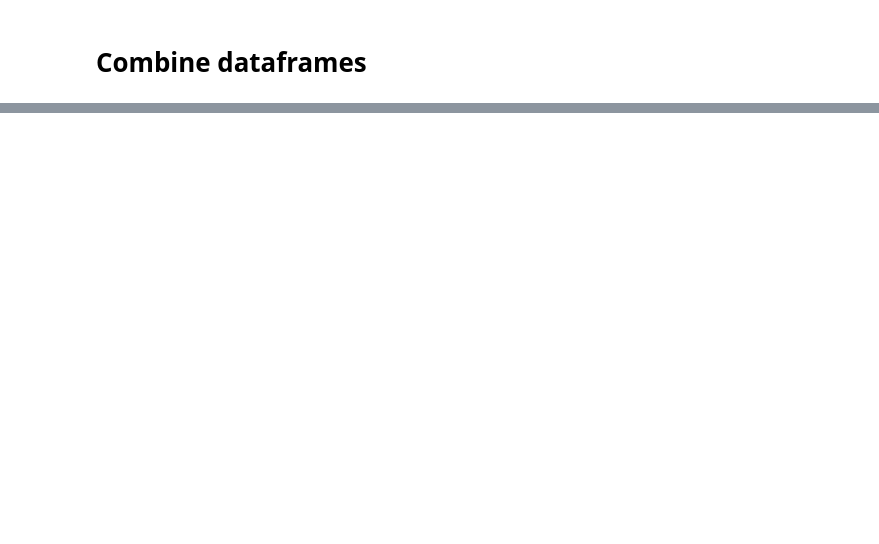
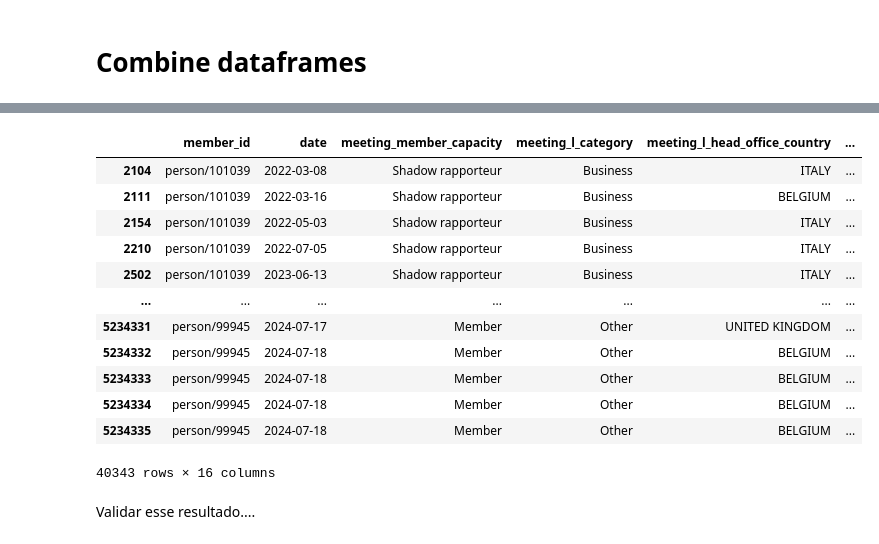
Before and after one commit to AcacioTelechi/thesis-lobbying-effects, a Jupyter notebook: 2.7_panel_data_w_topics.ipynb, the cells around one changed output, grey strips where cells are left out. Saved outputs shown, nothing was run; the diff lists cells and outputs as text; code cells hidden in the pictures; blank space fills up the shorter version.

```diff
--- a/2.7_panel_data_w_topics.ipynb
+++ b/2.7_panel_data_w_topics.ipynb
@@ -258,0 +312,14 @@ df_meetings_filtered.groupby("Annual costs for registers activity or total budge
+# %%
+df_panel = (
+    pd.DataFrame(
+        index=pd.MultiIndex.from_product(
+            [
+                all_meps,
+                all_dates,
+            ],
+        )
+    )
+    .reset_index(names=["member_id", "date"])
+    .sort_values(by=["member_id", "date"])
+    .dropna()
+)
@@ -258,0 +376,23 @@ df_meetings_filtered.groupby("Annual costs for registers activity or total budge
+# %%
+df_panel_2 = df_panel.merge(
+    df_meetings,
+    left_on=["member_id", "date"],
+    right_on=["member_id", "meeting_date"],
+    how="left",
+)
+
+df_panel_2.dropna(inplace=True)
+print(f"Total with data: {len(df_panel_2[~df_panel_2['meeting_date'].isna()])}")
+print(f"Total df2: {len(df_panel_2)} of {len(df_panel)}")
+
+del df_panel_2["meeting_date"]
+del df_panel_2["lobbyist_id"]
+
+df_panel_2.fillna(0, inplace=True)
+
+# Rename all columns, except (member_id, date) to include a "meeting_" prefix
+for col in df_panel_2.columns:
+    if col not in ["member_id", "date"]:
+        df_panel_2.rename(columns={col: f"meeting_{col}"}, inplace=True)
+
+df_panel_2.head()
@@ -258,0 +408,18 @@ df_meetings_filtered.groupby("Annual costs for registers activity or total budge
+# %%
+df_panel_2
+# %% [output]
+|  | member_id | date | meeting_member_capacity | meeting_l_category | meeting_l_head_office_country | ... |
+| 2104 | person/101039 | 2022-03-08 | Shadow rapporteur | Business | ITALY | ... |
+| 2111 | person/101039 | 2022-03-16 | Shadow rapporteur | Business | BELGIUM | ... |
+| 2154 | person/101039 | 2022-05-03 | Shadow rapporteur | Business | ITALY | ... |
+| 2210 | person/101039 | 2022-07-05 | Shadow rapporteur | Business | ITALY | ... |
+| 2502 | person/101039 | 2023-06-13 | Shadow rapporteur | Business | ITALY | ... |
+| ... | ... | ... | ... | ... | ... | ... |
+| 5234331 | person/99945 | 2024-07-17 | Member | Other | UNITED KINGDOM | ... |
+| 5234332 | person/99945 | 2024-07-18 | Member | Other | BELGIUM | ... |
+| 5234333 | person/99945 | 2024-07-18 | Member | Other | BELGIUM | ... |
+| 5234334 | person/99945 | 2024-07-18 | Member | Other | BELGIUM | ... |
+| 5234335 | person/99945 | 2024-07-18 | Member | Other | BELGIUM | ... |
+40343 rows × 16 columns
+# %% [markdown]
+Validar esse resultado....
```
Also changed, not shown: parts of 29 cells of this notebook.
